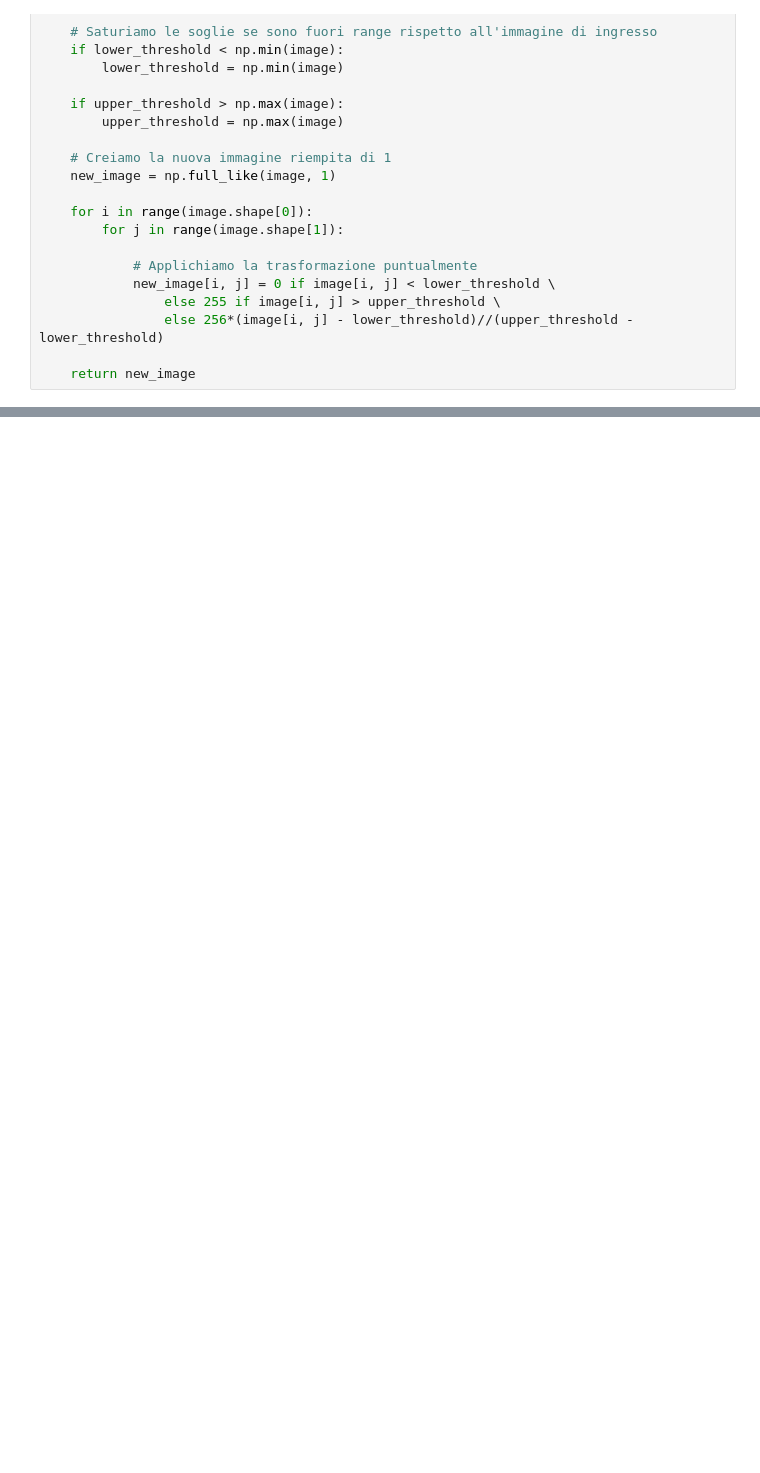
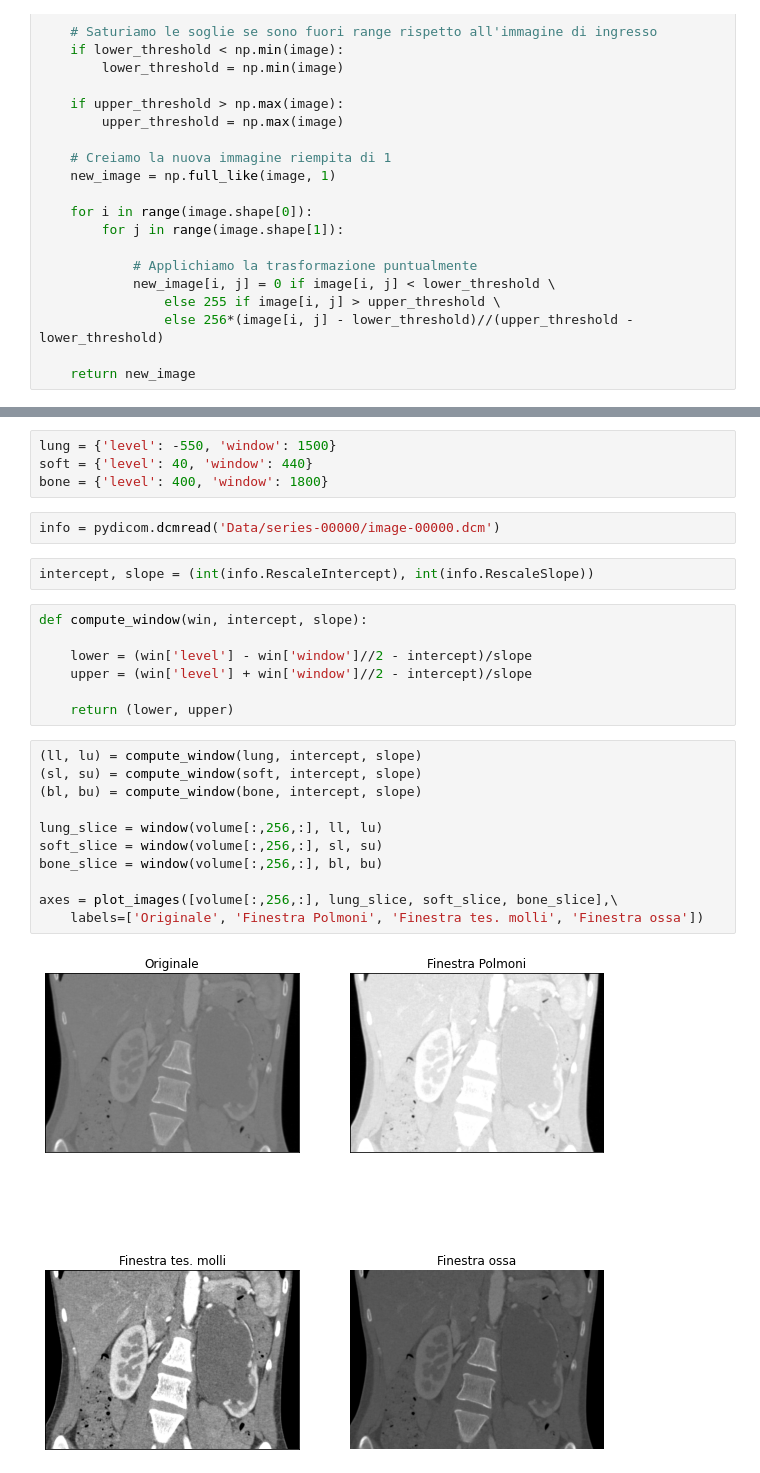
Before and after one commit to fredffsixty/Medical_Imaging, a Jupyter notebook: minipacs.ipynb, the cells around one changed output, grey strips where cells are left out. Saved outputs shown, nothing was run; the diff lists cells and outputs as text; blank space fills up the shorter version.

Commit message:
Semplice visualizzatore PACS

```diff
--- a/minipacs.ipynb
+++ b/minipacs.ipynb
@@ -181,0 +188,28 @@ interactive(children=(IntSlider(value=12, description='Ax', max=23, orientation=
+# %%
+lung = {'level': -550, 'window': 1500}
+soft = {'level': 40, 'window': 440}
+bone = {'level': 400, 'window': 1800}
+# %%
+info = pydicom.dcmread('Data/series-00000/image-00000.dcm')
+# %%
+intercept, slope = (int(info.RescaleIntercept), int(info.RescaleSlope))
+# %%
+def compute_window(win, intercept, slope):
+
+    lower = (win['level'] - win['window']//2 - intercept)/slope
+    upper = (win['level'] + win['window']//2 - intercept)/slope
+
+    return (lower, upper)
+# %%
+(ll, lu) = compute_window(lung, intercept, slope)
+(sl, su) = compute_window(soft, intercept, slope)
+(bl, bu) = compute_window(bone, intercept, slope)
+
+lung_slice = window(volume[:,256,:], ll, lu)
+soft_slice = window(volume[:,256,:], sl, su)
+bone_slice = window(volume[:,256,:], bl, bu)
+
+axes = plot_images([volume[:,256,:], lung_slice, soft_slice, bone_slice],\
+    labels=['Originale', 'Finestra Polmoni', 'Finestra tes. molli', 'Finestra ossa'])
+# %% [output]
+[figure, added]
```
Also changed, not shown: parts of 5 cells of this notebook.
